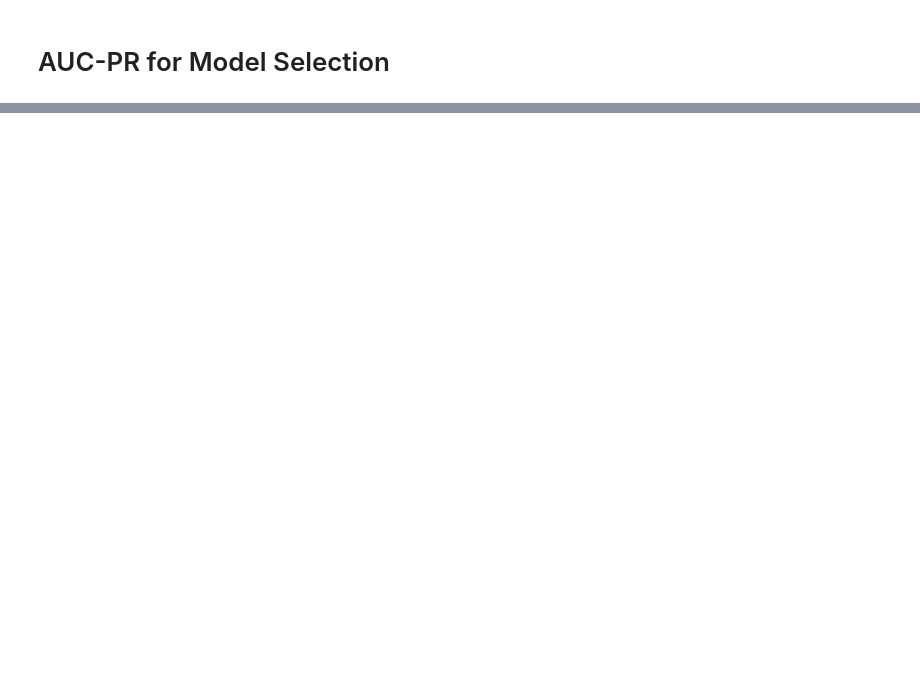
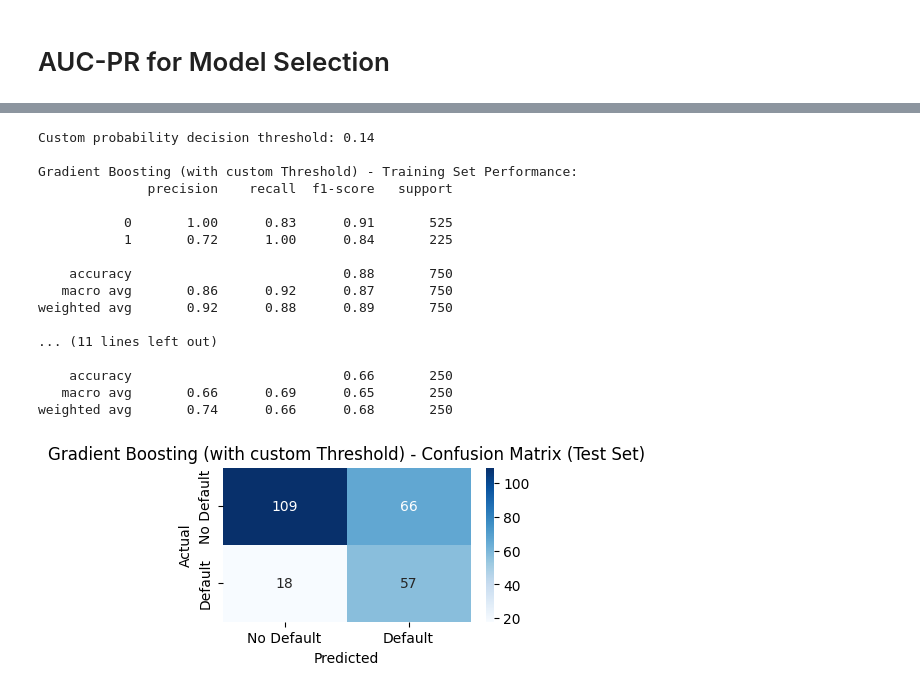
Before and after one commit to lucas-rigsby/German-Bank-Loan-Default-Prediction, a Jupyter notebook: Step 3: Machine Learning Models.ipynb, the cells around one changed output, grey strips where cells are left out. Drawn from its saved outputs; the diff is of its cells as text; code cells hidden in the pictures; blank space fills up the shorter version.

```diff
--- a/Step 3: Machine Learning Models.ipynb
+++ b/Step 3: Machine Learning Models.ipynb
@@ -822,0 +1027,56 @@ NameError: name 'xgb_best' is not defined
+# %%
+from sklearn.metrics import classification_report, confusion_matrix
+
+# We can input 'optimal_threshold' to maintain a balance between precision-recall trade-off.
+# We can also lower the threshold value further than 'optimal_threshold' to reduce False Negatives.
+custom_threshold = 0.14
+print("Custom probability decision threshold:", custom_threshold)
+
+# Calculate predicted probabilities for positive class (train and test)
+predicted_probabilities_train_gb = gradient_boosting_best.predict_proba(X_train_scaled)[:, 1]
+predicted_probabilities_test_gb = gradient_boosting_best.predict_proba(X_test_scaled)[:, 1]
+
+# Make predictions using the custom threshold for both train and test
+y_pred_train_gb_custom = (predicted_probabilities_train_gb >= custom_threshold).astype(int)
+y_pred_test_gb_custom = (predicted_probabilities_test_gb >= custom_threshold).astype(int)
+
+# Performance metrics on training data using custom threshold
+print("\nGradient Boosting (with custom Threshold) - Training Set Performance:")
+print(classification_report(y_train, y_pred_train_gb_custom))
+conf_matrix_train_gb_custom = confusion_matrix(y_train, y_pred_train_gb_custom)
+print("Gradient Boosting (with custom Threshold) - Confusion Matrix (Training Set):")
+print(conf_matrix_train_gb_custom)
+
+# Performance metrics on test data using custom threshold
+print("\n\n\nGradient Boosting (with custom Threshold) - Test Set Performance:")
+print(classification_report(y_test, y_pred_test_gb_custom))
+conf_matrix_test_gb_custom = confusion_matrix(y_test, y_pred_test_gb_custom)
+
+# Confusion matrix for test data using custom threshold
+plt.figure(figsize=(4, 2))
+sns.heatmap(conf_matrix_test_gb_custom, annot=True, fmt='d', cmap='Blues',
+            xticklabels=['No Default', 'Default'],
+            yticklabels=['No Default', 'Default'])
+plt.title('Gradient Boosting (with custom Threshold) - Confusion Matrix (Test Set)')
+plt.xlabel('Predicted')
+plt.ylabel('Actual')
+plt.show()
+# %% [output]
+Custom probability decision threshold: 0.14
+
+Gradient Boosting (with custom Threshold) - Training Set Performance:
+              precision    recall  f1-score   support
+
+           0       1.00      0.83      0.91       525
+           1       0.72      1.00      0.84       225
+
+    accuracy                           0.88       750
+   macro avg       0.86      0.92      0.87       750
+weighted avg       0.92      0.88      0.89       750
+
+... (11 lines left out)
+
+    accuracy                           0.66       250
+   macro avg       0.66      0.69      0.65       250
+weighted avg       0.74      0.66      0.68       250
+[figure, added]
```
Also changed, not shown: parts of 7 cells of this notebook.
